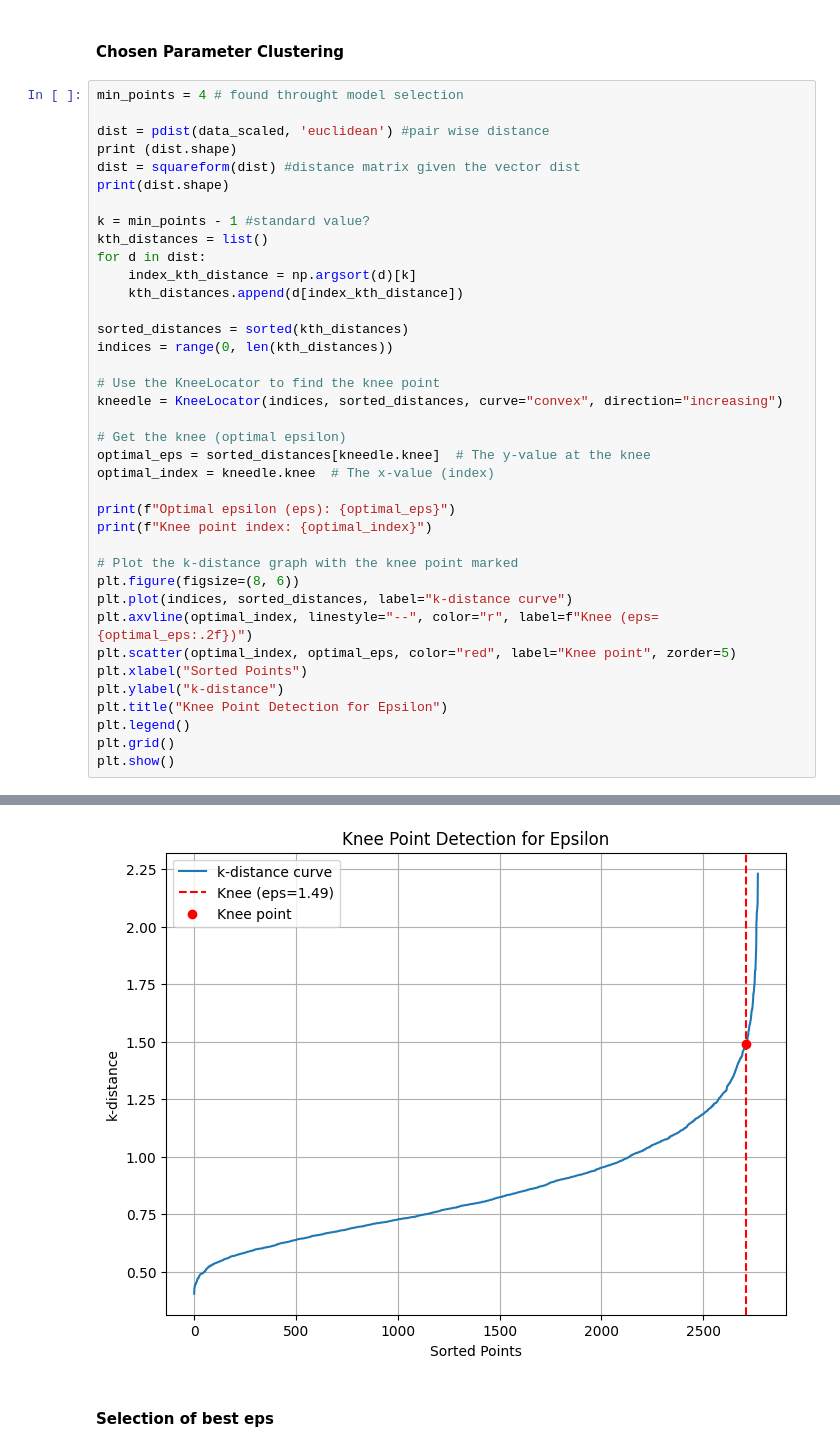
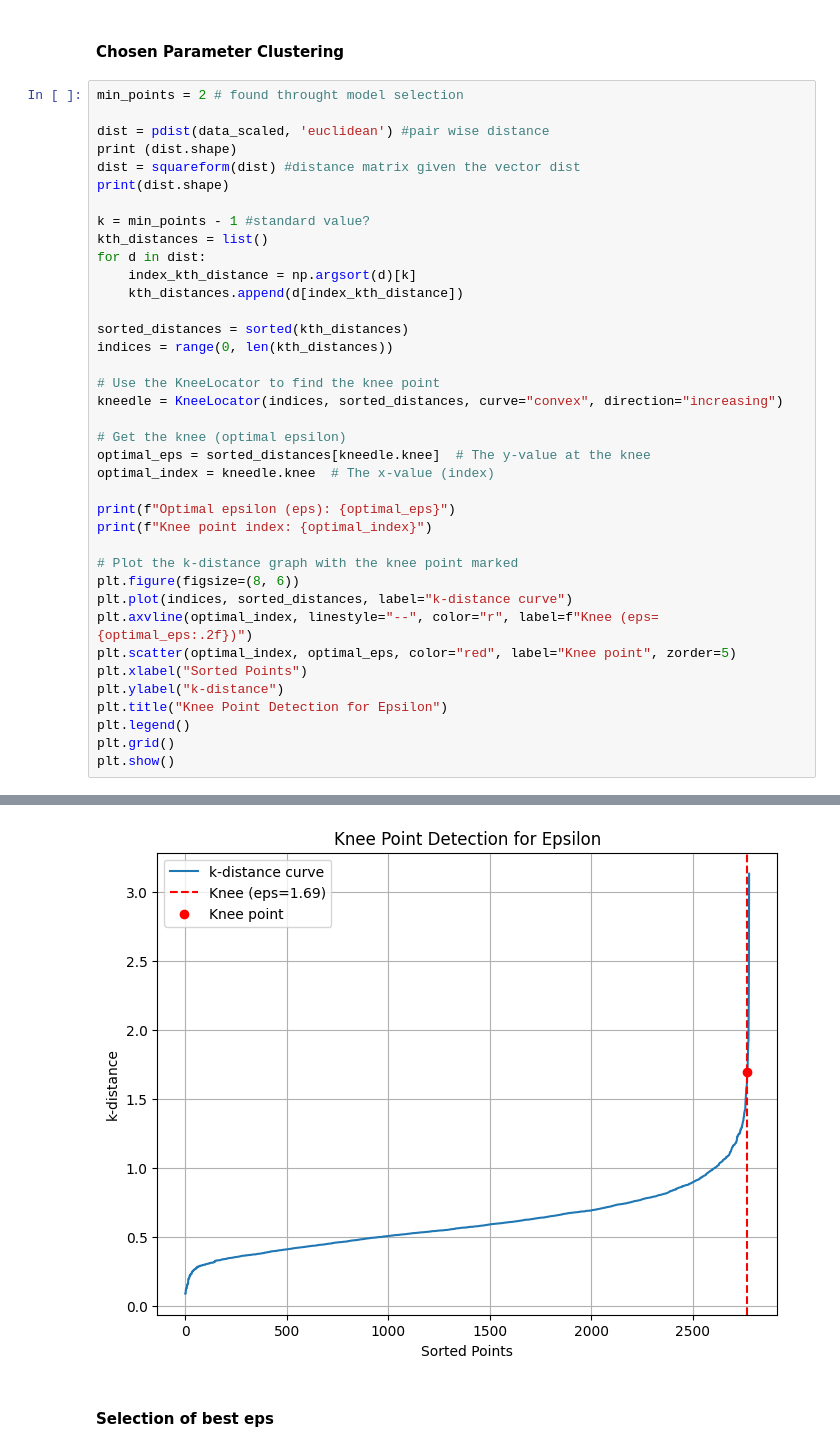
Before and after one commit to JacopoRaffi/DM_Project, a Jupyter notebook: TASK3/Density Based Clustering/cyclists_density_based_clustering.ipynb, the cells around one changed output, grey strips where cells are left out. Cells and saved outputs as stored; diff of their text form.

```diff
--- a/TASK3/Density Based Clustering/cyclists_density_based_clustering.ipynb
+++ b/TASK3/Density Based Clustering/cyclists_density_based_clustering.ipynb
@@ -169,7 +171,7 @@ plt.show()
 # %% [markdown]
 #### Chosen Parameter Clustering
 # %%
-min_points = 4 # found throught model selection
+min_points = 2 # found throught model selection
 
 dist = pdist(data_scaled, 'euclidean') #pair wise distance
 print (dist.shape)
@@ -214,4 +216,4 @@ Knee point index: 2709
-[figure, old version]
+[figure, new version]
 # %% [markdown]
 #### Selection of best eps
 # %%
```
Also changed, not shown: parts of 13 cells of this notebook, 1 other file.
